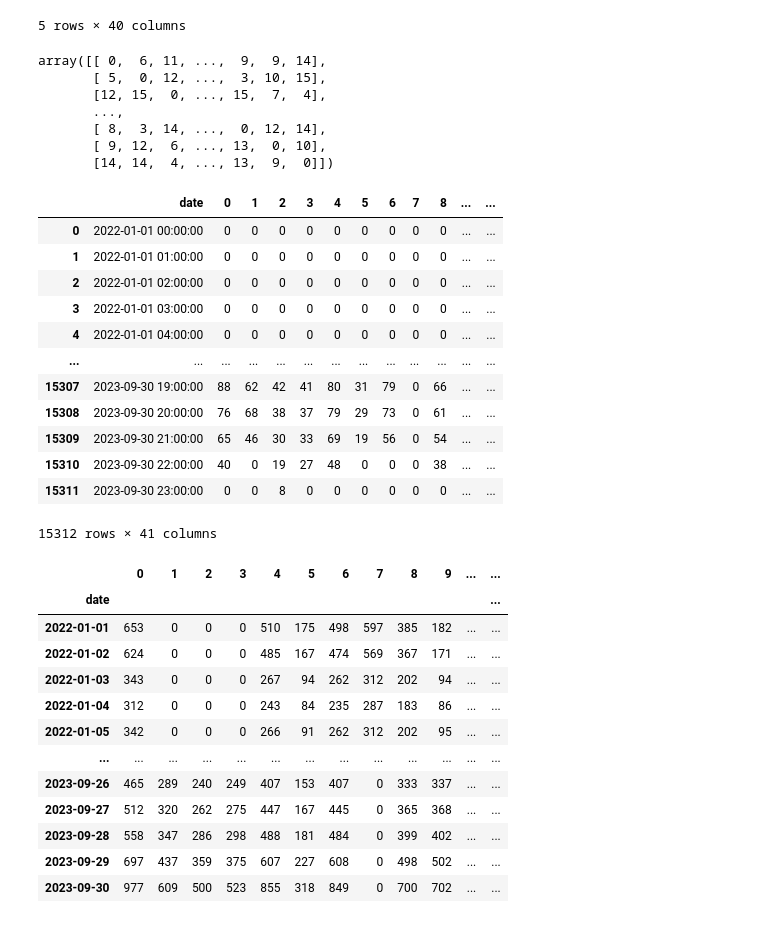
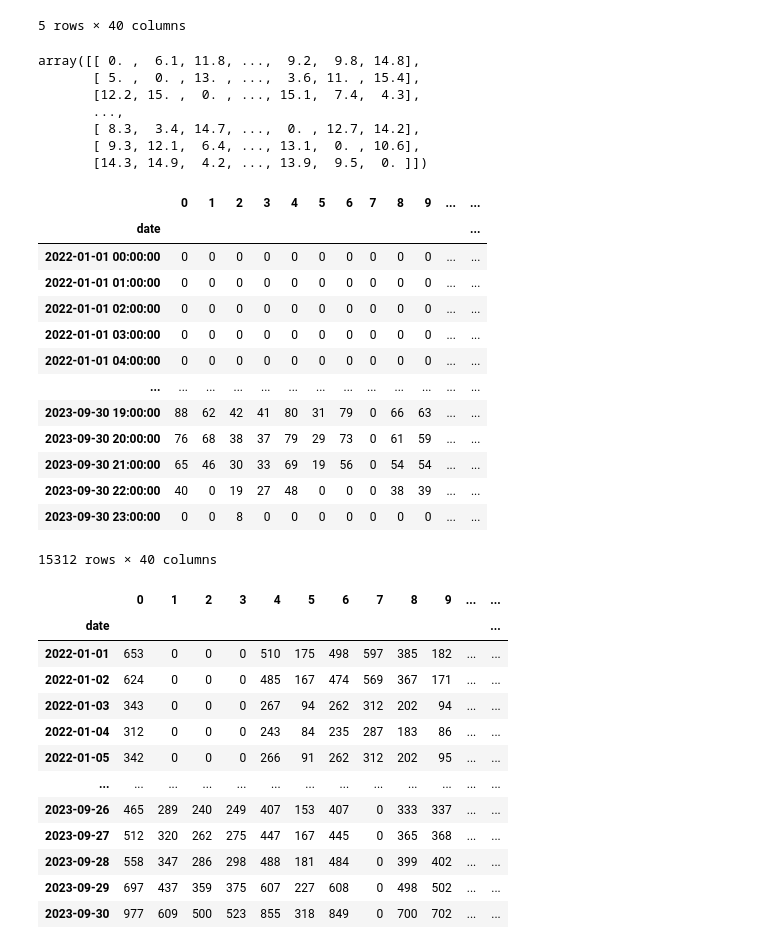
Before and after one commit to danil-zhembrovskii/DRL, a Jupyter notebook: 1_or.ipynb, the cells around one changed output. Saved outputs shown, nothing was run; the diff lists cells and outputs as text; code cells hidden in the pictures.

```diff
--- a/1_or.ipynb
+++ b/1_or.ipynb
@@ -86,33 +81,34 @@ filtered_matrix_df.head()
 | 1073 | 11.5 | 11.2 | 8.7 | 15.1 | 0.0 | 5.6 | 13.7 | 10.5 | 3.4 | 3.2 | ... | ... |
 5 rows × 40 columns
 # %%
-array_matrix = filtered_matrix_df.values.astype(int)
+array_matrix = filtered_matrix_df.values#.astype(int)
 # array_result = array_result.reshape(-1, 1)
 array_matrix
 # %% [output]
-array([[ 0,  6, 11, ...,  9,  9, 14],
-       [ 5,  0, 12, ...,  3, 10, 15],
-       [12, 15,  0, ..., 15,  7,  4],
+array([[ 0. ,  6.1, 11.8, ...,  9.2,  9.8, 14.8],
+       [ 5. ,  0. , 13. , ...,  3.6, 11. , 15.4],
+       [12.2, 15. ,  0. , ..., 15.1,  7.4,  4.3],
        ...,
-       [ 8,  3, 14, ...,  0, 12, 14],
-       [ 9, 12,  6, ..., 13,  0, 10],
-       [14, 14,  4, ..., 13,  9,  0]])
+       [ 8.3,  3.4, 14.7, ...,  0. , 12.7, 14.2],
+       [ 9.3, 12.1,  6.4, ..., 13.1,  0. , 10.6],
+       [14.3, 14.9,  4.2, ..., 13.9,  9.5,  0. ]])
-# %%
-demands
-# %% [output]
-|  | date | 0 | 1 | 2 | 3 | 4 | 5 | 6 | 7 | 8 | ... | ... |
-| 0 | 2022-01-01 00:00:00 | 0 | 0 | 0 | 0 | 0 | 0 | 0 | 0 | 0 | ... | ... |
-| 1 | 2022-01-01 01:00:00 | 0 | 0 | 0 | 0 | 0 | 0 | 0 | 0 | 0 | ... | ... |
-| 2 | 2022-01-01 02:00:00 | 0 | 0 | 0 | 0 | 0 | 0 | 0 | 0 | 0 | ... | ... |
-| 3 | 2022-01-01 03:00:00 | 0 | 0 | 0 | 0 | 0 | 0 | 0 | 0 | 0 | ... | ... |
-| 4 | 2022-01-01 04:00:00 | 0 | 0 | 0 | 0 | 0 | 0 | 0 | 0 | 0 | ... | ... |
-| ... | ... | ... | ... | ... | ... | ... | ... | ... | ... | ... | ... | ... |
-| 15307 | 2023-09-30 19:00:00 | 88 | 62 | 42 | 41 | 80 | 31 | 79 | 0 | 66 | ... | ... |
-| 15308 | 2023-09-30 20:00:00 | 76 | 68 | 38 | 37 | 79 | 29 | 73 | 0 | 61 | ... | ... |
-| 15309 | 2023-09-30 21:00:00 | 65 | 46 | 30 | 33 | 69 | 19 | 56 | 0 | 54 | ... | ... |
-| 15310 | 2023-09-30 22:00:00 | 40 | 0 | 19 | 27 | 48 | 0 | 0 | 0 | 38 | ... | ... |
-| 15311 | 2023-09-30 23:00:00 | 0 | 0 | 8 | 0 | 0 | 0 | 0 | 0 | 0 | ... | ... |
-15312 rows × 41 columns
+# %%
+df
+# %% [output]
+|  | 0 | 1 | 2 | 3 | 4 | 5 | 6 | 7 | 8 | 9 | ... | ... |
+| date |  |  |  |  |  |  |  |  |  |  |  | ... |
+| 2022-01-01 00:00:00 | 0 | 0 | 0 | 0 | 0 | 0 | 0 | 0 | 0 | 0 | ... | ... |
+| 2022-01-01 01:00:00 | 0 | 0 | 0 | 0 | 0 | 0 | 0 | 0 | 0 | 0 | ... | ... |
+| 2022-01-01 02:00:00 | 0 | 0 | 0 | 0 | 0 | 0 | 0 | 0 | 0 | 0 | ... | ... |
+| 2022-01-01 03:00:00 | 0 | 0 | 0 | 0 | 0 | 0 | 0 | 0 | 0 | 0 | ... | ... |
+| 2022-01-01 04:00:00 | 0 | 0 | 0 | 0 | 0 | 0 | 0 | 0 | 0 | 0 | ... | ... |
+| ... | ... | ... | ... | ... | ... | ... | ... | ... | ... | ... | ... | ... |
+| 2023-09-30 19:00:00 | 88 | 62 | 42 | 41 | 80 | 31 | 79 | 0 | 66 | 63 | ... | ... |
+| 2023-09-30 20:00:00 | 76 | 68 | 38 | 37 | 79 | 29 | 73 | 0 | 61 | 59 | ... | ... |
+| 2023-09-30 21:00:00 | 65 | 46 | 30 | 33 | 69 | 19 | 56 | 0 | 54 | 54 | ... | ... |
+| 2023-09-30 22:00:00 | 40 | 0 | 19 | 27 | 48 | 0 | 0 | 0 | 38 | 39 | ... | ... |
+| 2023-09-30 23:00:00 | 0 | 0 | 8 | 0 | 0 | 0 | 0 | 0 | 0 | 0 | ... | ... |
+15312 rows × 40 columns
 # %%
 import pandas as pd
 
```
Also changed, not shown: parts of 16 cells of this notebook, 2 other files.
